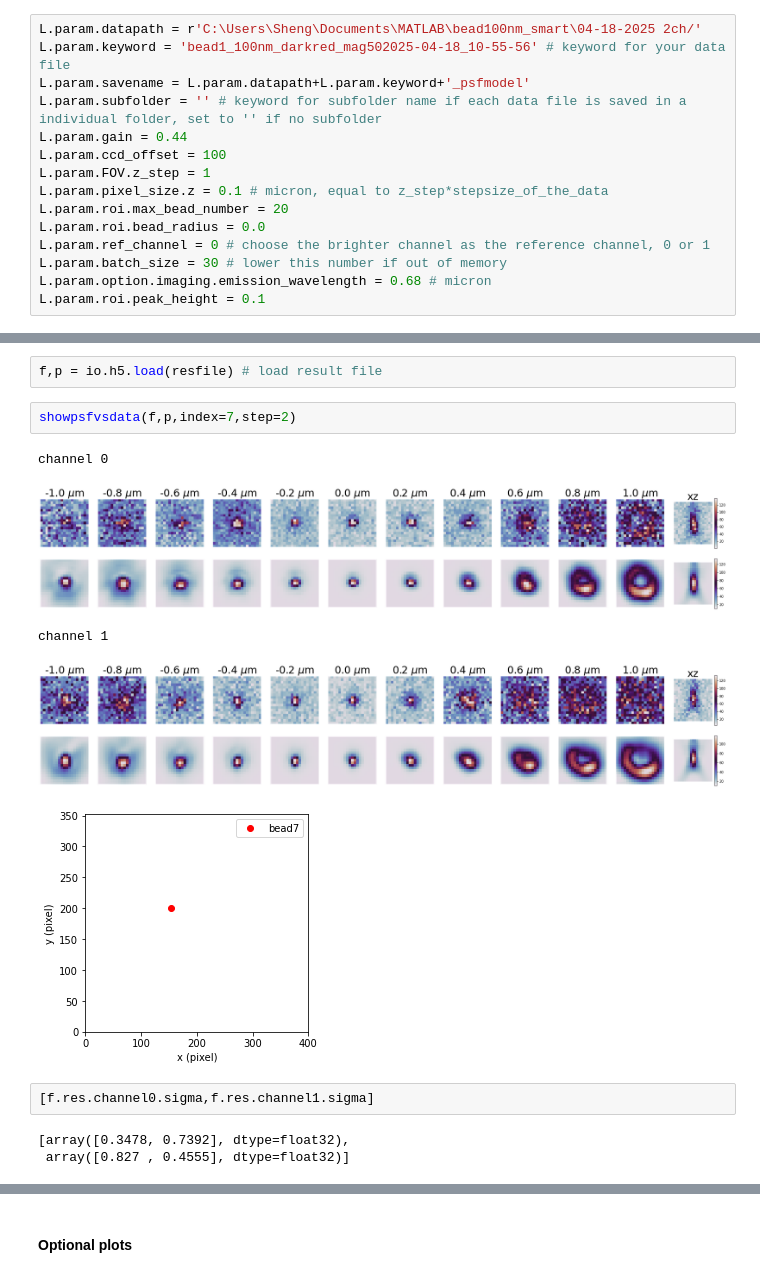
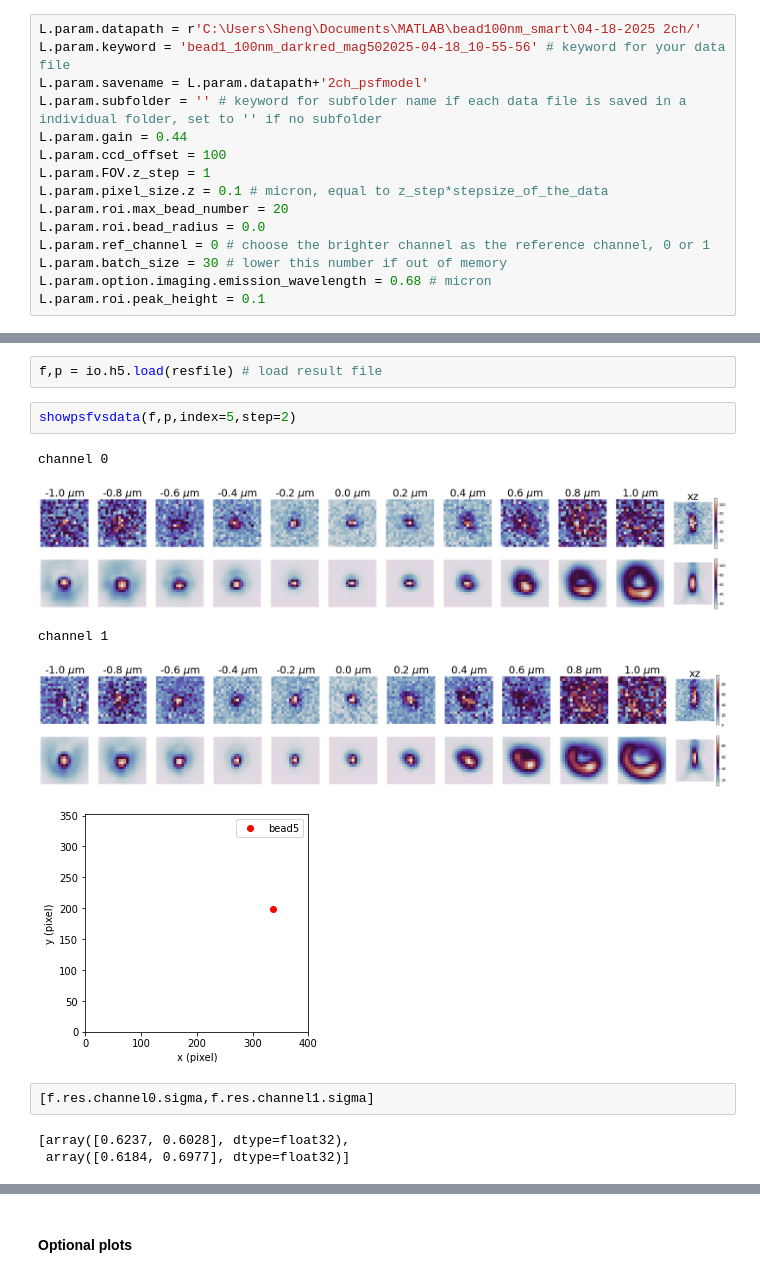
Before and after one commit to ries-lab/uiPSF, a Jupyter notebook: dev_fig/demo_beadPSF_2ch_smart.ipynb, the cells around one changed output, grey strips where cells are left out. Saved outputs shown, nothing was run; the diff lists cells and outputs as text.

```diff
--- a/dev_fig/demo_beadPSF_2ch_smart.ipynb
+++ b/dev_fig/demo_beadPSF_2ch_smart.ipynb
@@ -36,7 +36,7 @@ L.param = io.param.combine('config_base',psftype='zernike',channeltype='2ch',sys
 # %%
 L.param.datapath = r'C:\Users\Sheng\Documents\MATLAB\bead100nm_smart\04-18-2025 2ch/'
 L.param.keyword = 'bead1_100nm_darkred_mag502025-04-18_10-55-56' # keyword for your data file
-L.param.savename = L.param.datapath+L.param.keyword+'_psfmodel'
+L.param.savename = L.param.datapath+'2ch_psfmodel'
 L.param.subfolder = '' # keyword for subfolder name if each data file is saved in a individual folder, set to '' if no subfolder
 L.param.gain = 0.44
 L.param.ccd_offset = 100
@@ -101,18 +105,18 @@ rois shape channel 1: (11, 21, 19, 19)
 # %%
 f,p = io.h5.load(resfile) # load result file
 # %%
-showpsfvsdata(f,p,index=7,step=2)
+showpsfvsdata(f,p,index=5,step=2)
 # %% [output]
 channel 0
-[figure, old version]
+[figure, new version]
 channel 1
-[figure, old version]
+[figure, new version]
-[figure, old version]
+[figure, new version]
 # %%
 [f.res.channel0.sigma,f.res.channel1.sigma]
 # %% [output]
-[array([0.3478, 0.7392], dtype=float32),
- array([0.827 , 0.4555], dtype=float32)]
+[array([0.6237, 0.6028], dtype=float32),
+ array([0.6184, 0.6977], dtype=float32)]
 # %%
 showlocalization(f,p)
 # %% [output]
```
Also changed, not shown: parts of 9 cells of this notebook, 5 other files.
